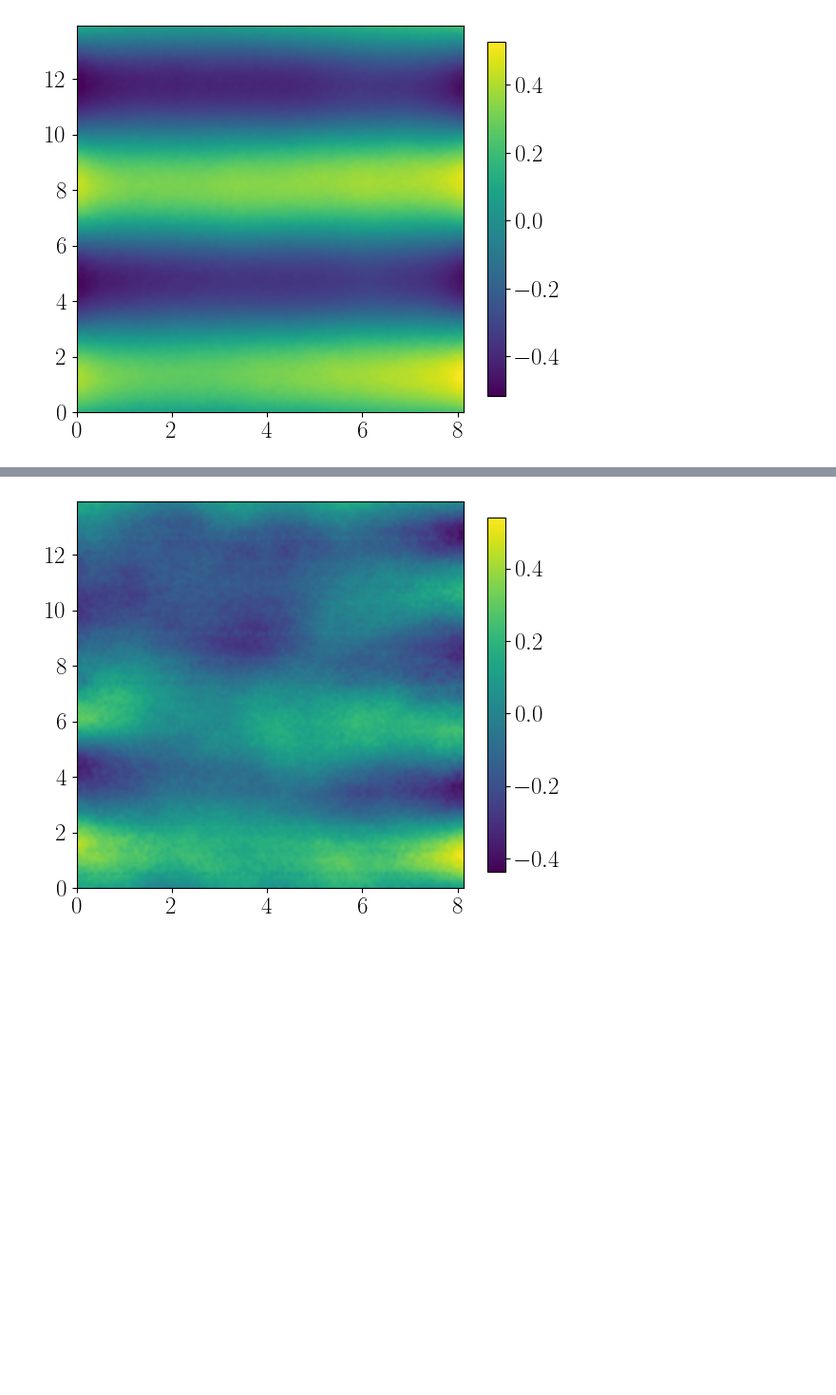
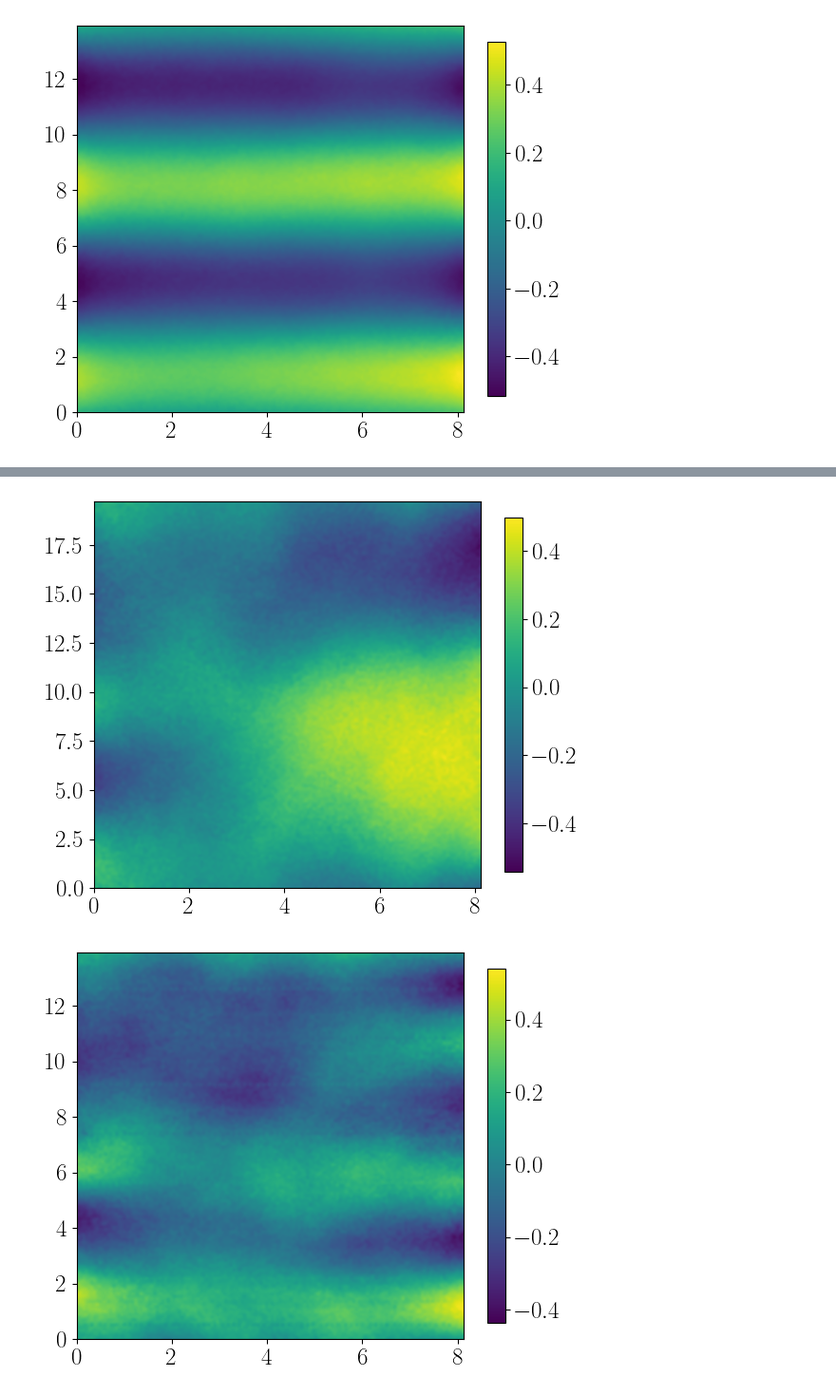
Before and after one commit to smdrzazga/LAMMPS, a Jupyter notebook: plot_printer.ipynb, the cells around one changed output, grey strips where cells are left out. Shown at 95% size. Drawn from its saved outputs; the diff is of its cells as text; code cells hidden in the pictures; blank space fills up the shorter version.

```diff
--- a/plot_printer.ipynb
+++ b/plot_printer.ipynb
@@ -343,3 +343,12 @@ ax = bp.HeatmapPlotter(file1, '', plot_attr=options).plot(fig, ax, normalize=Fal
+# %%
+file1 = paths["matrices"] + r"\directors_screen_bulk_test_const_z_120_0.3.txt"
+
+options = {'extent': [0, 70/8.62, 0, 170/8.62], 'aspect': 70/170, 'cbarshrink': 0.5}
+
+fig, ax = plt.subplots(figsize=(6,8))
+ax = bp.HeatmapPlotter(file1, '', plot_attr=options).plot(fig, ax, normalize=False, show=False)
+# %% [output]
+[figure, added]
 # %%
 file1 = paths["matrices_directors"] + r"\directors_screen_bulk_4z_local_0.3.txt"
 
```
Also changed, not shown: parts of 2 cells of this notebook, 4 other files.
